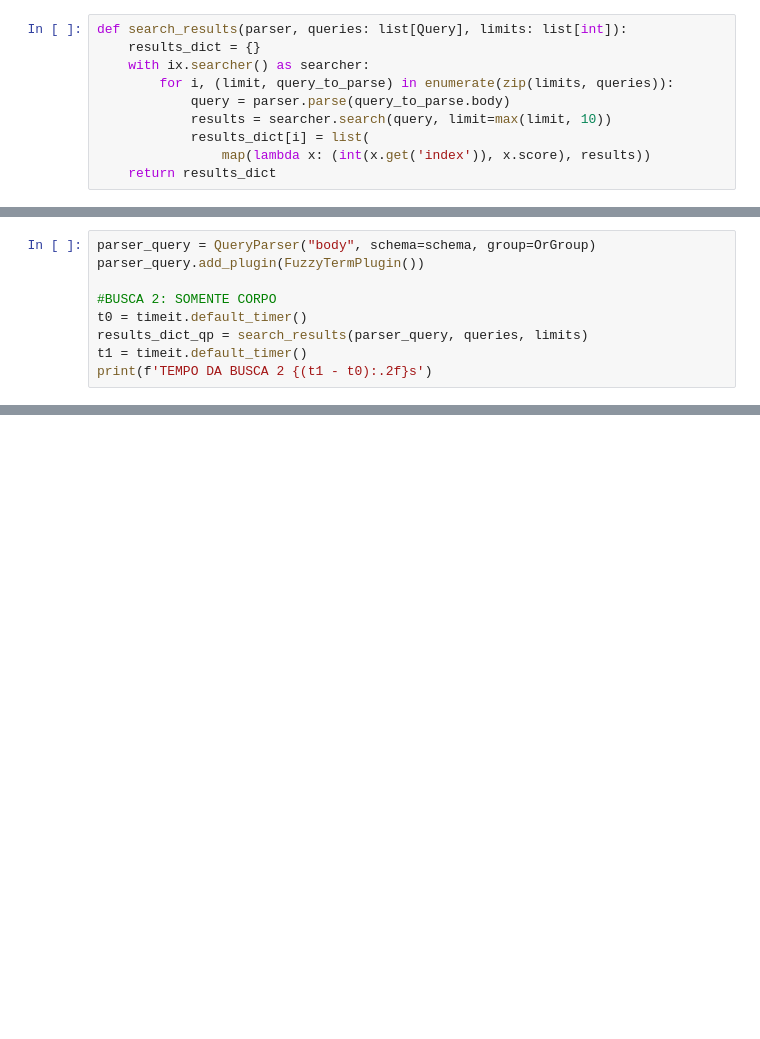
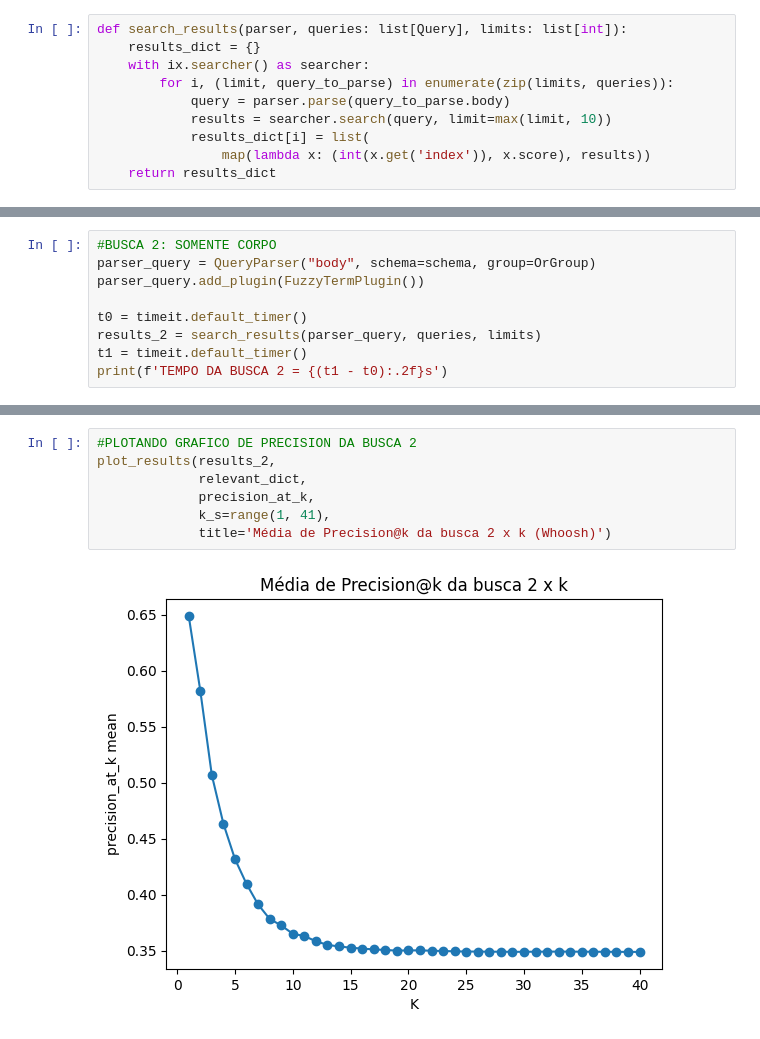
Before and after one commit to GabrielDomLacerda/SearchEnginesBRI, a Jupyter notebook: whoosh.ipynb, the cells around one changed output, grey strips where cells are left out. Saved outputs shown, nothing was run; the diff lists cells and outputs as text; blank space fills up the shorter version.

```diff
--- a/whoosh.ipynb
+++ b/whoosh.ipynb
@@ -207,9 +184,9 @@ plot_results(results_dict, query_relations, recall_at_k,
 # %%
+#BUSCA 2: SOMENTE CORPO
 parser_query = QueryParser("body", schema=schema, group=OrGroup)
 parser_query.add_plugin(FuzzyTermPlugin())
 
-#BUSCA 2: SOMENTE CORPO
 t0 = timeit.default_timer()
-results_dict_qp = search_results(parser_query, queries, limits)
+results_2 = search_results(parser_query, queries, limits)
 t1 = timeit.default_timer()
-print(f'TEMPO DA BUSCA 2 {(t1 - t0):.2f}s')
+print(f'TEMPO DA BUSCA 2 = {(t1 - t0):.2f}s')
@@ -223,0 +213,9 @@ plot_results(results_dict_qp, query_relations, recall_at_k,
+# %%
+#PLOTANDO GRAFICO DE PRECISION DA BUSCA 2
+plot_results(results_2,
+             relevant_dict,
+             precision_at_k,
+             k_s=range(1, 41),
+             title='Média de Precision@k da busca 2 x k (Whoosh)')
+# %% [output]
+[figure, added]
```
Also changed, not shown: parts of 19 cells of this notebook, 2 other files.
